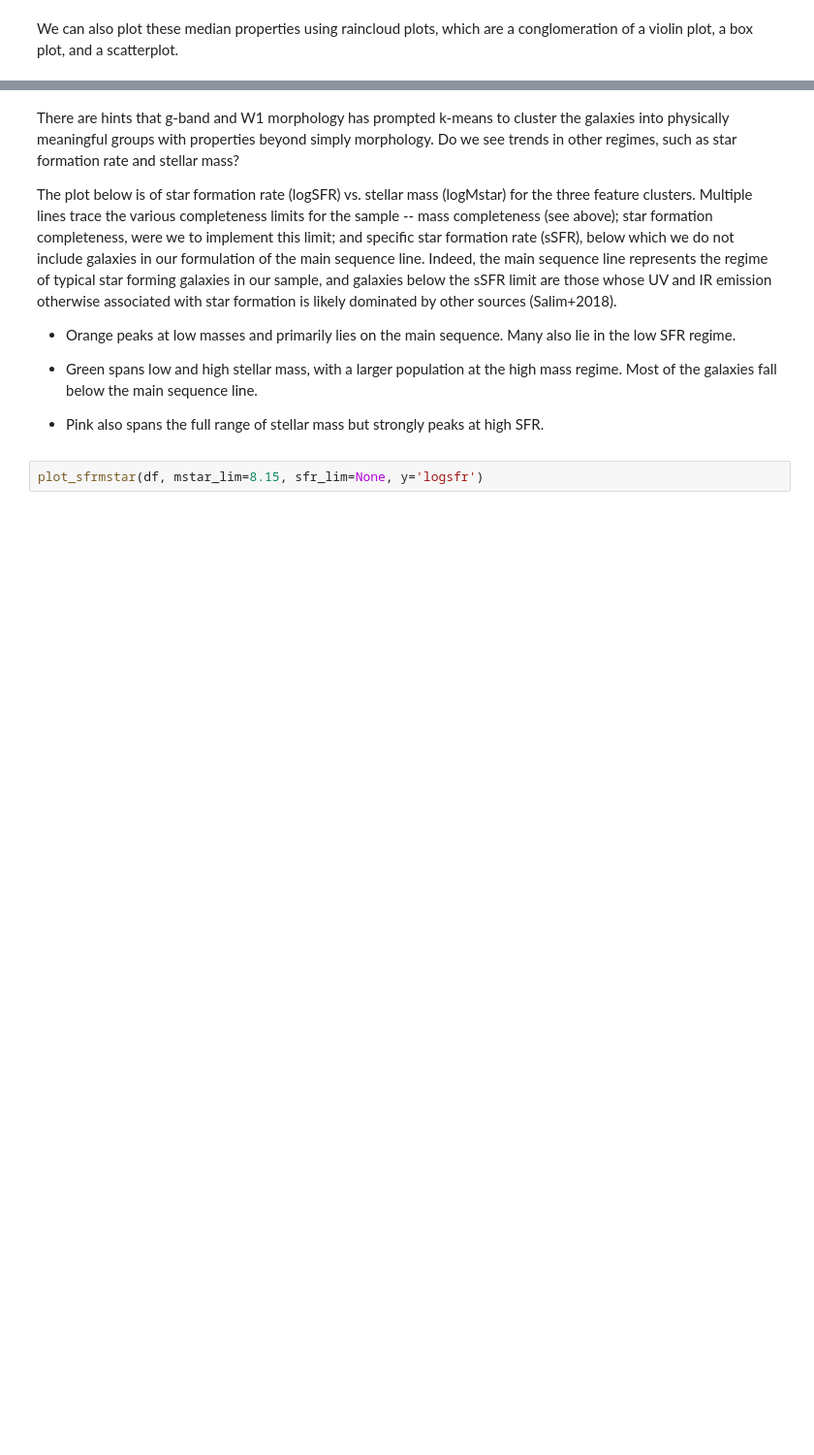
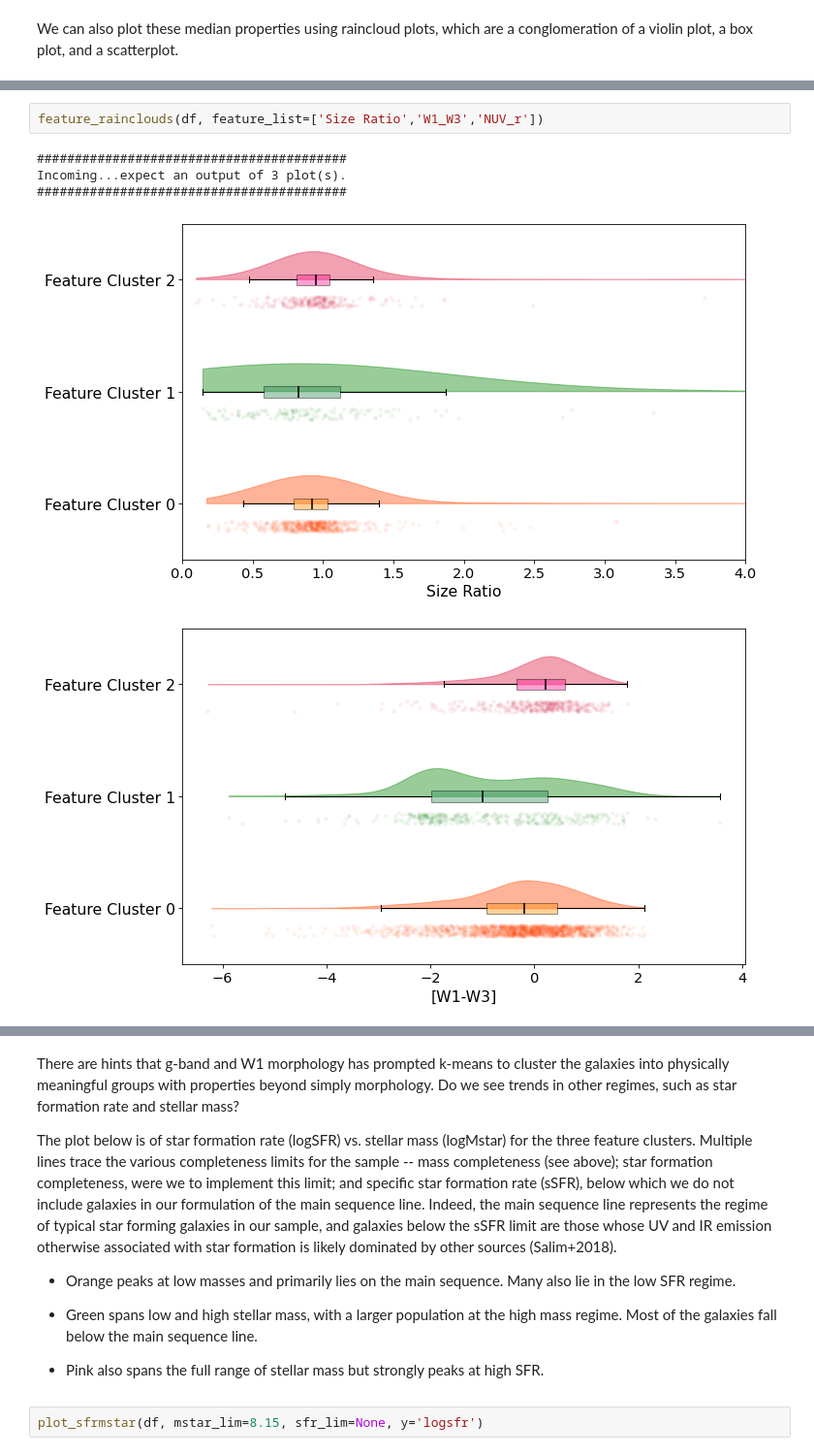
Before and after one commit to gammaspire/machine-learning, a Jupyter notebook: galaxy_feature_clustering/feature_clustering.ipynb, the cells around one changed output, grey strips where cells are left out. Shown at 97% size. Saved outputs shown, nothing was run; the diff lists cells and outputs as text; blank space fills up the shorter version.

```diff
--- a/galaxy_feature_clustering/feature_clustering.ipynb
+++ b/galaxy_feature_clustering/feature_clustering.ipynb
@@ -231,0 +232,8 @@ Incoming...expect an output of 4 plot(s).
+# %%
+feature_rainclouds(df, feature_list=['Size Ratio','W1_W3','NUV_r'])
+# %% [output]
+#########################################
+Incoming...expect an output of 3 plot(s).
+#########################################
+[figure, added]
+[figure, added]
```
Also changed, not shown: parts of 28 cells of this notebook, 8 other files.
